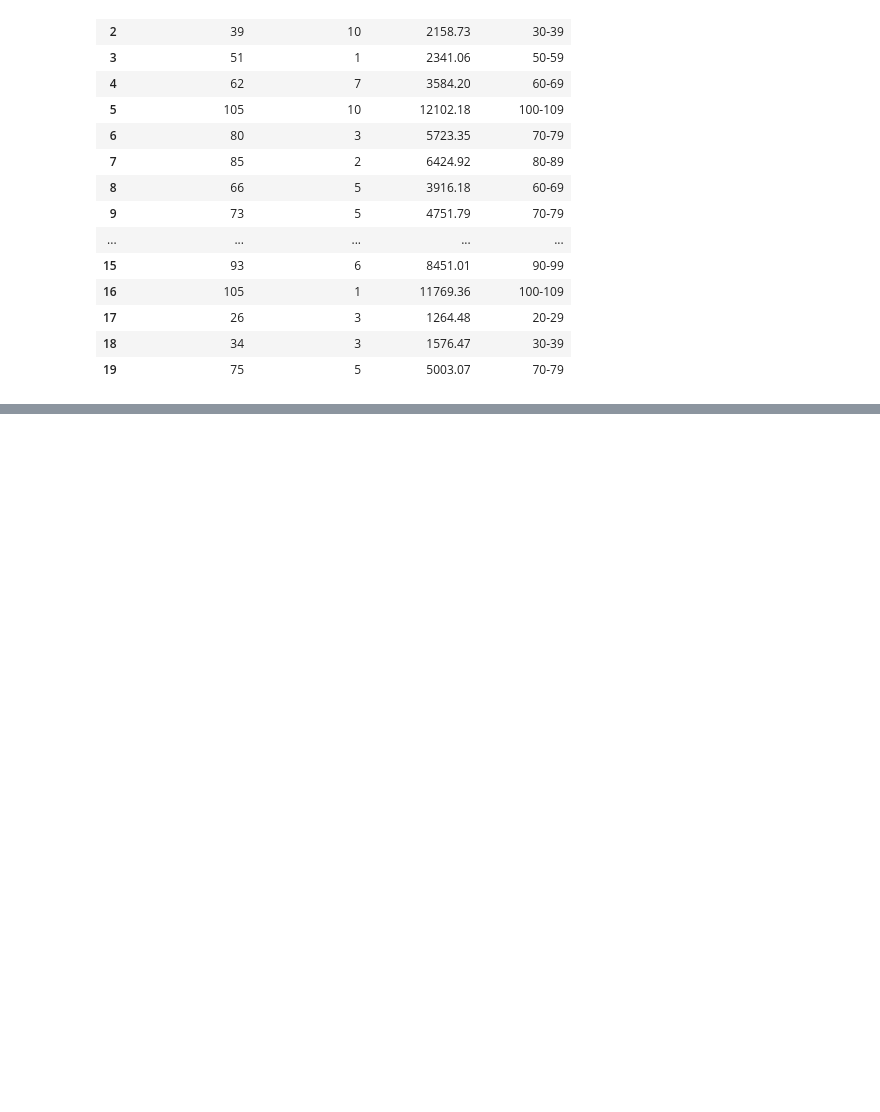
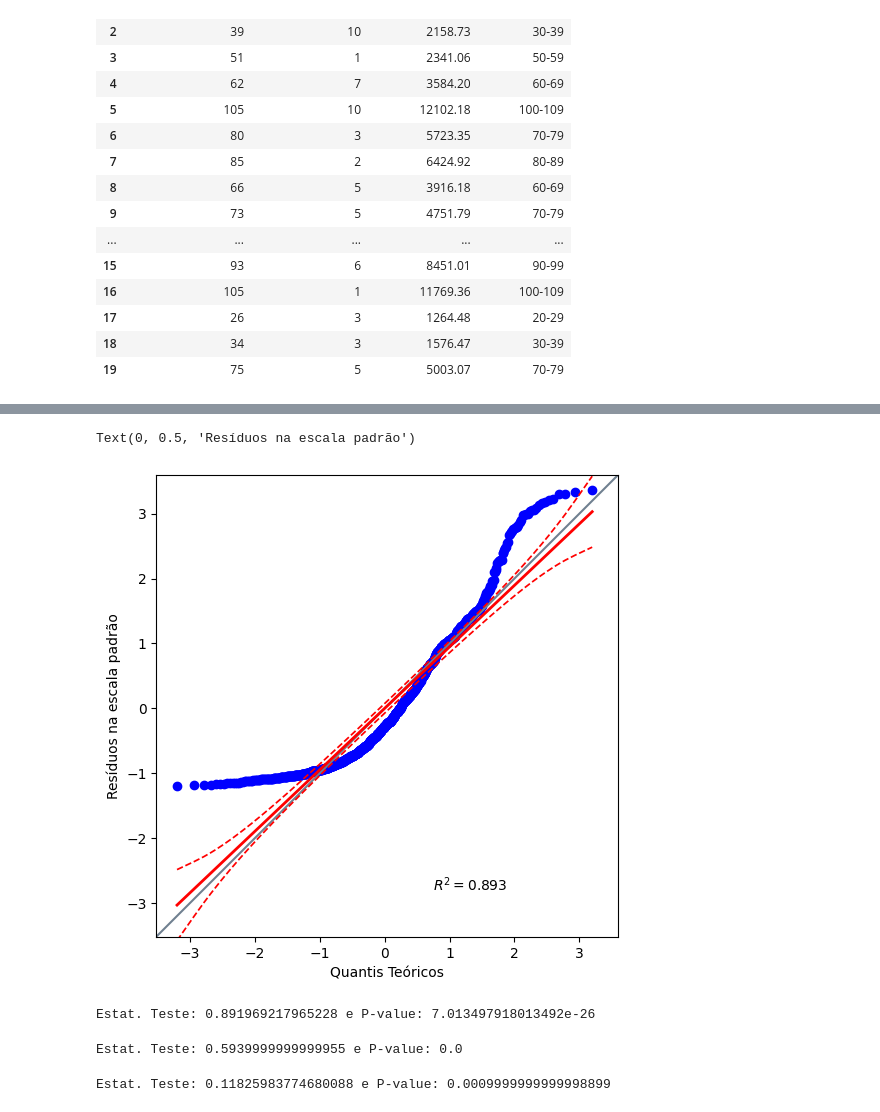
Before and after one commit to danilotavares-dev/Analise-Salarial-ML, a Jupyter notebook: modelo_salario.ipynb, the cells around one changed output, grey strips where cells are left out. Saved outputs shown, nothing was run; the diff lists cells and outputs as text; code cells hidden in the pictures; blank space fills up the shorter version.

```diff
--- a/modelo_salario.ipynb
+++ b/modelo_salario.ipynb
@@ -127,0 +279,28 @@ sns.boxplot(df_salario_bucketing, x='escala_tempo', y='salario_em_reais')
+# %%
+# Checar se resíduos seguem uma distribuição normal
+# QQ-Plot
+plt.figure(figsize=(10,6))
+pg.qqplot(residuos_std, dist='norm', confidence=0.95)
+plt.xlabel('Quantis Teóricos')
+plt.ylabel('Resíduos na escala padrão')
+# %% [output]
+Text(0, 0.5, 'Resíduos na escala padrão')
+[figure, added]
+# %%
+# Teste de normalidade - Shapiro-Wilk
+stats_shapiro, p_value_shapiro = shapiro(residuos)
+print(f'Estat. Teste: {stats_shapiro} e P-value: {p_value_shapiro}')
+# %% [output]
+Estat. Teste: 0.891969217965228 e P-value: 7.013497918013492e-26
+# %%
+# Teste de normalidade - Kolmogorov-Smirnov
+stats_ks, p_value_ks = kstest(residuos, 'norm')
+print(f'Estat. Teste: {stats_ks} e P-value: {p_value_ks}')
+# %% [output]
+Estat. Teste: 0.5939999999999955 e P-value: 0.0
+# %%
+# Teste de normalidade - Lilliefors
+stats_ll, p_value_ll = lilliefors(residuos, dist='norm', pvalmethod='table')
+print(f'Estat. Teste: {stats_ll} e P-value: {p_value_ll}')
+# %% [output]
+Estat. Teste: 0.11825983774680088 e P-value: 0.0009999999999998899
```
Also changed, not shown: parts of 14 cells of this notebook.
